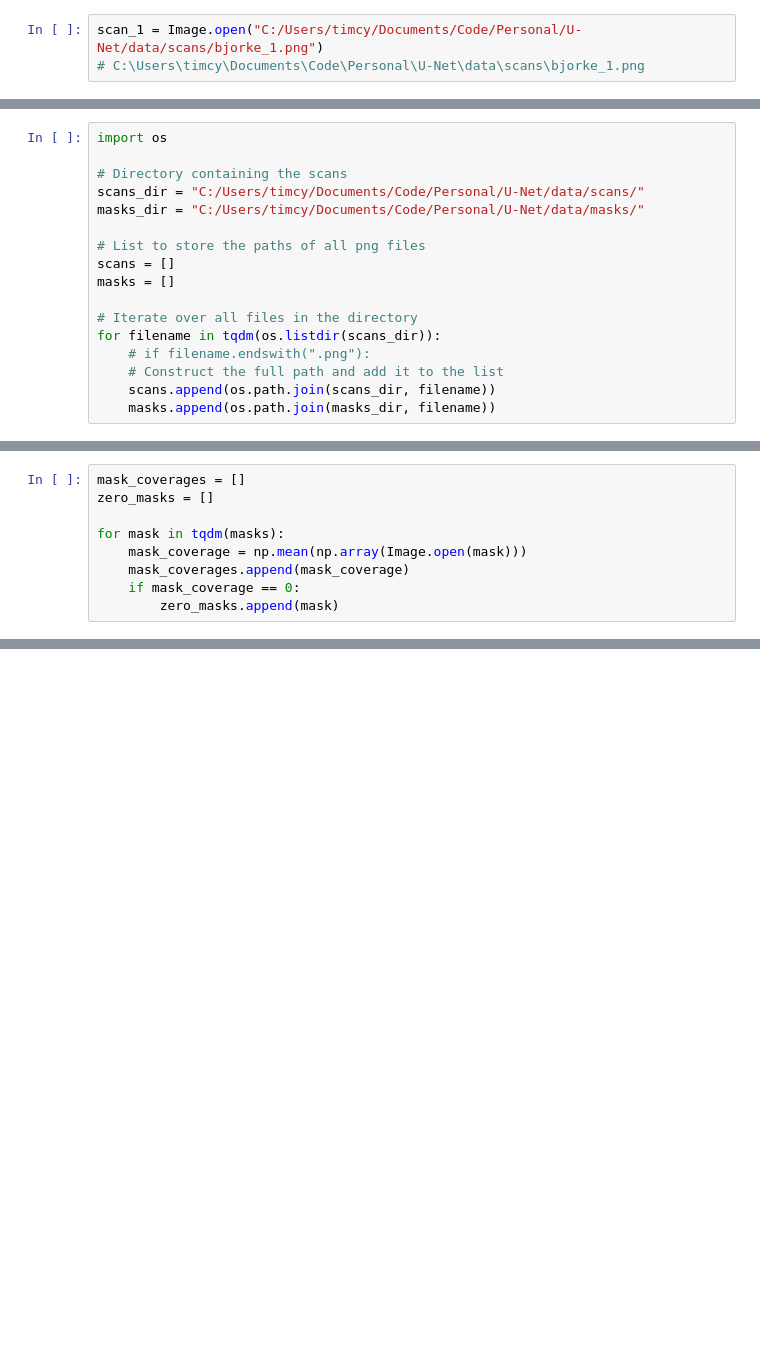
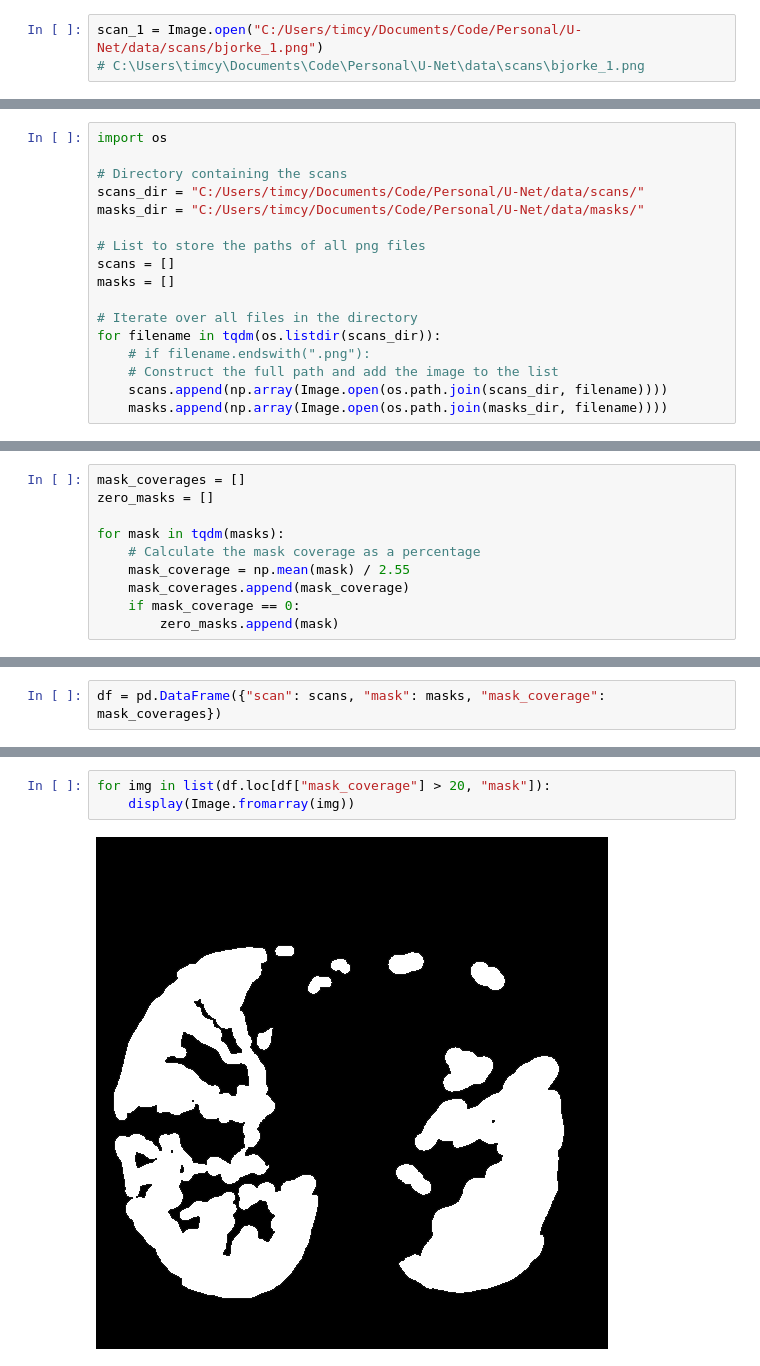
Before and after one commit to Timothy-Arnold/COVID-Image-Segmentation, a Jupyter notebook: src/data_preprocess.ipynb, the cells around one changed output, grey strips where cells are left out. Saved outputs shown, nothing was run; the diff lists cells and outputs as text; blank space fills up the shorter version.

Commit message:
Updates preprocessing to use arrays within dataframe

```diff
--- a/src/data_preprocess.ipynb
+++ b/src/data_preprocess.ipynb
@@ -24,6 +20,6 @@ masks = []
 # Iterate over all files in the directory
 for filename in tqdm(os.listdir(scans_dir)):
     # if filename.endswith(".png"):
-    # Construct the full path and add it to the list
-    scans.append(os.path.join(scans_dir, filename))
-    masks.append(os.path.join(masks_dir, filename))
+    # Construct the full path and add the image to the list
+    scans.append(np.array(Image.open(os.path.join(scans_dir, filename))))
+    masks.append(np.array(Image.open(os.path.join(masks_dir, filename))))
@@ -42,7 +35,8 @@ mask_coverages = []
 zero_masks = []
 
 for mask in tqdm(masks):
-    mask_coverage = np.mean(np.array(Image.open(mask)))
+    # Calculate the mask coverage as a percentage
+    mask_coverage = np.mean(mask) / 2.55
     mask_coverages.append(mask_coverage)
     if mask_coverage == 0:
         zero_masks.append(mask)
@@ -64,0 +54,2 @@ print(len(zero_masks))
+# %%
+df = pd.DataFrame({"scan": scans, "mask": masks, "mask_coverage": mask_coverages})
@@ -64,0 +60,5 @@ print(len(zero_masks))
+# %%
+for img in list(df.loc[df["mask_coverage"] > 20, "mask"]):
+    display(Image.fromarray(img))
+# %% [output]
+[figure, added]
```
Also changed, not shown: parts of 12 cells of this notebook, 1 other file.
